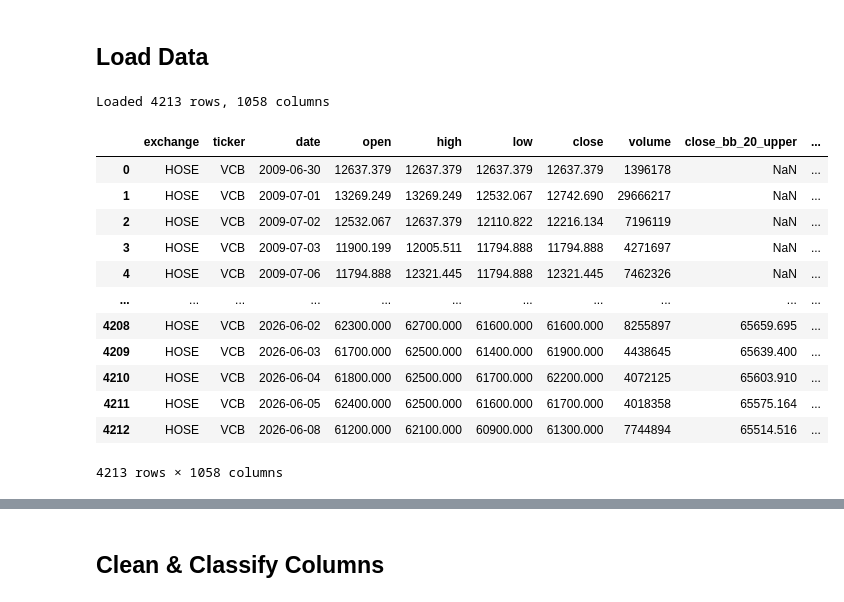
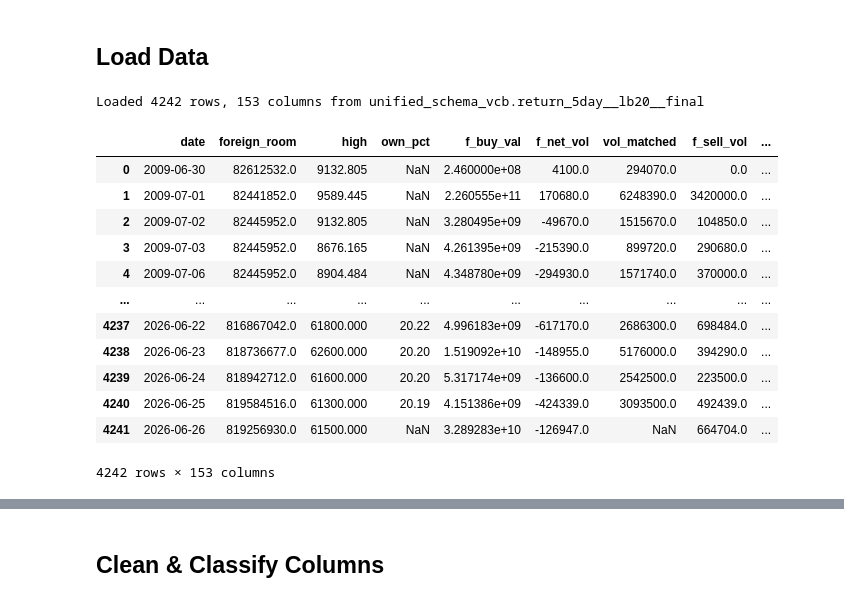
Before and after one commit to DucTrung1802/master-thesis, a Jupyter notebook: src/train_test_creator/train_test_creator.ipynb, the cells around one changed output, grey strips where cells are left out. Saved outputs shown, nothing was run; the diff lists cells and outputs as text; code cells hidden in the pictures.

```diff
--- a/src/train_test_creator/train_test_creator.ipynb
+++ b/src/train_test_creator/train_test_creator.ipynb
@@ -85,40 +75,36 @@ Dataset name: vcb_lb20_h5_f200_dynta_tr70_val15_test15_std
 # %%
 logger = Logger(file_name="../../logs/train_test_creator")
 
 driver = PostgreSQLDriver(logger=logger)
 driver.connect(
     PostgreSQLConnectionDto(
         logger=logger,
         host=PG_HOST,
         user=PG_USER,
         password=PG_PASSWORD,
         port=PG_PORT,
         database=DATABASE_MAIN_V2,
     )
 )
 
-df = driver.select(
-    schema_name=UNIFIED_SCHEMA,
-    table_name=f"unified_{TICKER.lower()}",
-    order_by=["date"],
-)
+df = driver.select(schema_name=SCHEMA, table_name=VIEW, order_by=[DATE_COL])
 
 driver.disconnect()
 
-print(f"Loaded {len(df)} rows, {len(df.columns)} columns")
+print(f"Loaded {len(df)} rows, {len(df.columns)} columns from {SCHEMA}.{VIEW}")
 df
 # %% [output]
-Loaded 4213 rows, 1058 columns
+Loaded 4242 rows, 153 columns from unified_schema_vcb.return_5day__lb20__final
-|  | exchange | ticker | date | open | high | low | close | volume | close_bb_20_upper | ... |
-| 0 | HOSE | VCB | 2009-06-30 | 12637.379 | 12637.379 | 12637.379 | 12637.379 | 1396178 | NaN | ... |
-| 1 | HOSE | VCB | 2009-07-01 | 13269.249 | 13269.249 | 12532.067 | 12742.690 | 29666217 | NaN | ... |
-| 2 | HOSE | VCB | 2009-07-02 | 12532.067 | 12637.379 | 12110.822 | 12216.134 | 7196119 | NaN | ... |
-| 3 | HOSE | VCB | 2009-07-03 | 11900.199 | 12005.511 | 11794.888 | 11794.888 | 4271697 | NaN | ... |
-| 4 | HOSE | VCB | 2009-07-06 | 11794.888 | 12321.445 | 11794.888 | 12321.445 | 7462326 | NaN | ... |
-| ... | ... | ... | ... | ... | ... | ... | ... | ... | ... | ... |
-| 4208 | HOSE | VCB | 2026-06-02 | 62300.000 | 62700.000 | 61600.000 | 61600.000 | 8255897 | 65659.695 | ... |
-| 4209 | HOSE | VCB | 2026-06-03 | 61700.000 | 62500.000 | 61400.000 | 61900.000 | 4438645 | 65639.400 | ... |
-| 4210 | HOSE | VCB | 2026-06-04 | 61800.000 | 62500.000 | 61700.000 | 62200.000 | 4072125 | 65603.910 | ... |
-| 4211 | HOSE | VCB | 2026-06-05 | 62400.000 | 62500.000 | 61600.000 | 61700.000 | 4018358 | 65575.164 | ... |
-| 4212 | HOSE | VCB | 2026-06-08 | 61200.000 | 62100.000 | 60900.000 | 61300.000 | 7744894 | 65514.516 | ... |
+|  | date | foreign_room | high | own_pct | f_buy_val | f_net_vol | vol_matched | f_sell_vol | ... |
+| 0 | 2009-06-30 | 82612532.0 | 9132.805 | NaN | 2.460000e+08 | 4100.0 | 294070.0 | 0.0 | ... |
+| 1 | 2009-07-01 | 82441852.0 | 9589.445 | NaN | 2.260555e+11 | 170680.0 | 6248390.0 | 3420000.0 | ... |
+| 2 | 2009-07-02 | 82445952.0 | 9132.805 | NaN | 3.280495e+09 | -49670.0 | 1515670.0 | 104850.0 | ... |
+| 3 | 2009-07-03 | 82445952.0 | 8676.165 | NaN | 4.261395e+09 | -215390.0 | 899720.0 | 290680.0 | ... |
+| 4 | 2009-07-06 | 82445952.0 | 8904.484 | NaN | 4.348780e+09 | -294930.0 | 1571740.0 | 370000.0 | ... |
+| ... | ... | ... | ... | ... | ... | ... | ... | ... | ... |
+| 4237 | 2026-06-22 | 816867042.0 | 61800.000 | 20.22 | 4.996183e+09 | -617170.0 | 2686300.0 | 698484.0 | ... |
+| 4238 | 2026-06-23 | 818736677.0 | 62600.000 | 20.20 | 1.519092e+10 | -148955.0 | 5176000.0 | 394290.0 | ... |
+| 4239 | 2026-06-24 | 818942712.0 | 61600.000 | 20.20 | 5.317174e+09 | -136600.0 | 2542500.0 | 223500.0 | ... |
+| 4240 | 2026-06-25 | 819584516.0 | 61300.000 | 20.19 | 4.151386e+09 | -424339.0 | 3093500.0 | 492439.0 | ... |
+| 4241 | 2026-06-26 | 819256930.0 | 61500.000 | NaN | 3.289283e+10 | -126947.0 | NaN | 664704.0 | ... |
-4213 rows × 1058 columns
+4242 rows × 153 columns
```
Also changed, not shown: parts of 18 cells of this notebook, 2 other files.
